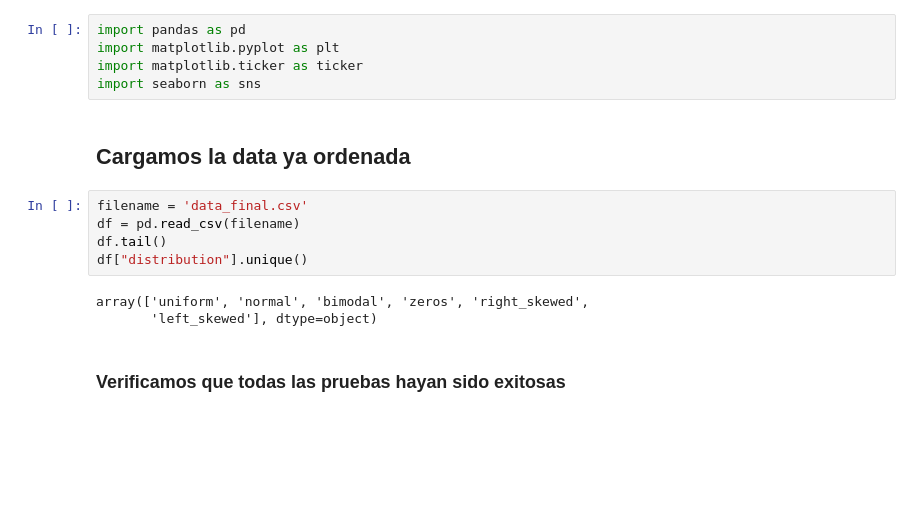
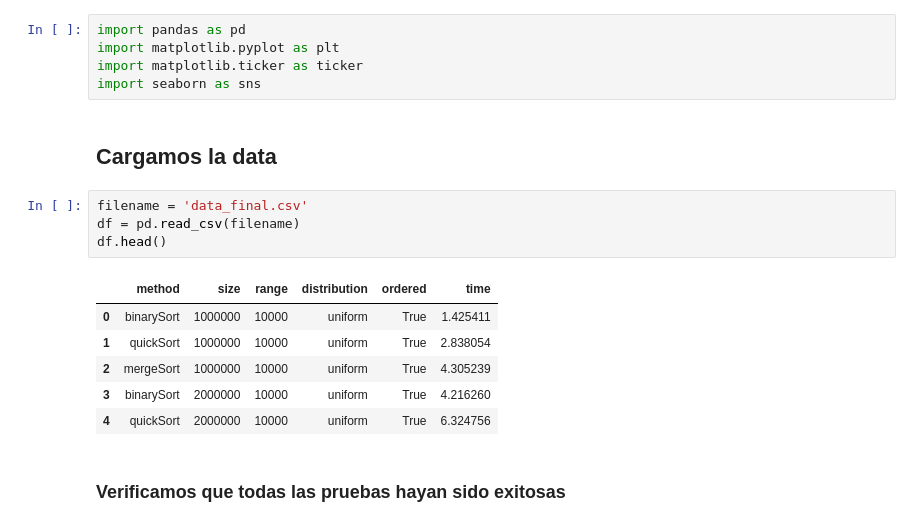
Before and after one commit to ulisac04/publico, a Jupyter notebook: index.ipynb, the cells around one changed output. Saved outputs shown, nothing was run; the diff lists cells and outputs as text; blank space fills up the shorter version.

```diff
--- a/index.ipynb
+++ b/index.ipynb
@@ -48,15 +48,18 @@ import matplotlib.pyplot as plt
 import matplotlib.ticker as ticker
 import seaborn as sns
 # %% [markdown]
-## Cargamos la data ya ordenada
+## Cargamos la data
 # %%
 filename = 'data_final.csv'
 df = pd.read_csv(filename)
-df.tail()
-df["distribution"].unique()
+df.head()
 # %% [output]
-array(['uniform', 'normal', 'bimodal', 'zeros', 'right_skewed',
-       'left_skewed'], dtype=object)
+|  | method | size | range | distribution | ordered | time |
+| 0 | binarySort | 1000000 | 10000 | uniform | True | 1.425411 |
+| 1 | quickSort | 1000000 | 10000 | uniform | True | 2.838054 |
+| 2 | mergeSort | 1000000 | 10000 | uniform | True | 4.305239 |
+| 3 | binarySort | 2000000 | 10000 | uniform | True | 4.216260 |
+| 4 | quickSort | 2000000 | 10000 | uniform | True | 6.324756 |
 # %% [markdown]
 ### Verificamos que todas las pruebas hayan sido exitosas
 # %%
```
Also changed, not shown: 1 other file.
